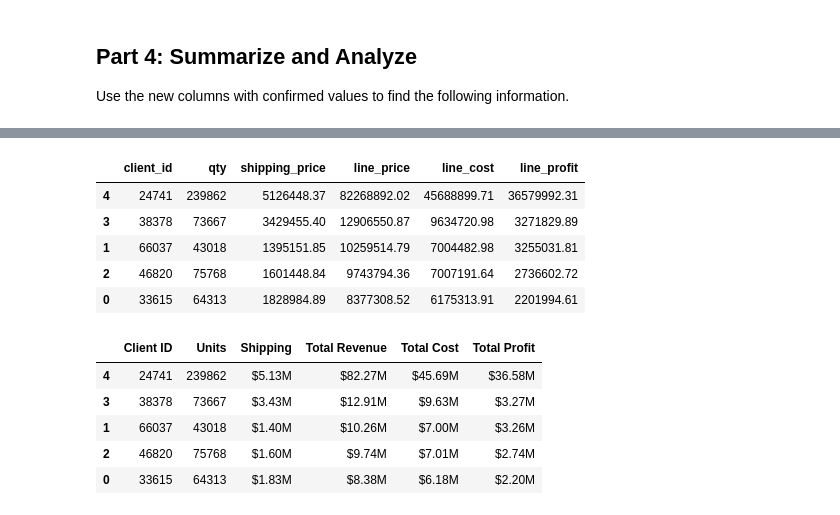
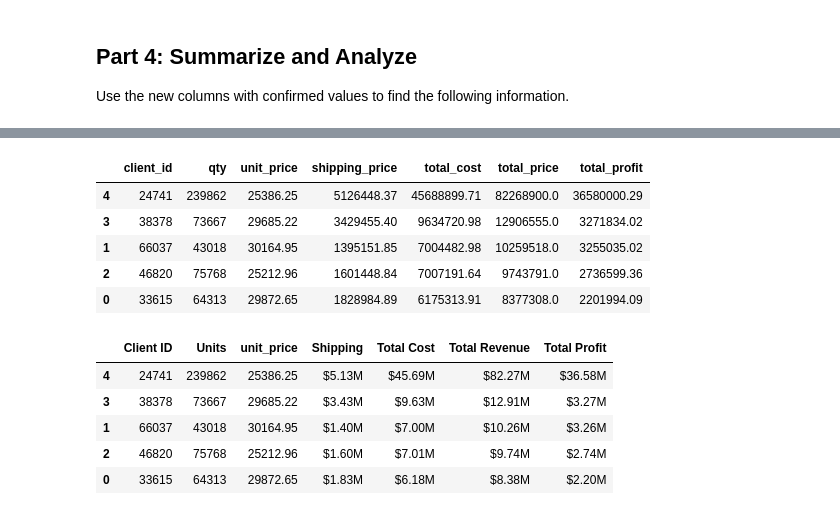
Before and after one commit to jpromer3006/pandas_challenge_1, a Jupyter notebook: module_4_challenge.ipynb, the cells around one changed output, grey strips where cells are left out. Cells and saved outputs as stored; diff of their text form; code cells hidden in the pictures.

```diff
--- a/module_4_challenge.ipynb
+++ b/module_4_challenge.ipynb
@@ -157,8 +137,0 @@ df[["shipping_price", "total_weight", "unit_price" ]].head(3)
-# %%
-# Create a column for the total price
-# using the subtotal and the shipping price
-# along with a sales tax of 9.25%
-
-df["line_price"] = round((df["subtotal"] + df["shipping_price"]) * 1.0925, 3)
-
-df["line_price"]
@@ -180,7 +216,6 @@ Name: line_price, Length: 54639, dtype: float64
 # of each line using unit cost, qty, and
 # shipping price (assume the shipping cost
 # is exactly what is charged to the client).
-
-df["cost"] = df["unit_cost"] * df["qty"] + df["shipping_price"]
-df.head(5)
+df["total_cost"] = (df["unit_cost"] * df["qty"]) + df["shipping_price"]
+df[["total_cost", "unit_cost", "qty", "shipping_price"]].head()
 # %% [output]
@@ -194,8 +228,8 @@ df.head(5)
 # %%
 # Create a column for the profit of
 # each line using line cost and line price
-df["profit"] = df["line_price"] - df["cost"]
+df["total_profit"] = df["total_price"] - df["total_cost"]
 
-df.sort_values(by="profit", ascending = False)
+df.sort_values(by="total_profit", ascending = False).head()
 # %% [output]
 |  | first | last | job | phone | email | client_id | order_id | order_date | order_week | order_year | ... |
@@ -229,4 +285,15 @@ Use the new columns with confirmed values to find the following information.
 # %%
 # How much did each of the top 5 clients by quantity
 # spend? Check your work from Part 1 for client ids.
+def client_totals(client_id, column):
+        client_df = df.loc[df["client_id"] == client_id, column]
+        return round(client_df.sum(), 2)
+
+
+
+#(check with the list of clients ids)
+#top_five_clients
+
+for client_id in top_5_clients:
+    print(f"{client_id}: ${client_totals(client_id,'total_price')}")
 # %% [output]
@@ -238,15 +305,25 @@ Use the new columns with confirmed values to find the following information.
 # %%
 # Create a summary DataFrame showing the totals for the
 # for the top 5 clients with the following information:
 # total units purchased, total shipping price,
 # total revenue, and total profit. Sort by total profit.
+
+data_dict = {"client_id": top_5_clients}
+columns = ["qty", "unit_price", "shipping_price", "total_cost", "total_price", "total_profit"]
+
+for column in columns:
+    data_dict[column] = [client_totals(client_id, column) for client_id in top_5_clients]
+
+summary_df = pd.DataFrame(data_dict).sort_values("total_profit", ascending=False)
+
+summary_df
 # %% [output]
-|  | client_id | qty | shipping_price | line_price | line_cost | line_profit |
-| 4 | 24741 | 239862 | 5126448.37 | 82268892.02 | 45688899.71 | 36579992.31 |
-| 3 | 38378 | 73667 | 3429455.40 | 12906550.87 | 9634720.98 | 3271829.89 |
-| 1 | 66037 | 43018 | 1395151.85 | 10259514.79 | 7004482.98 | 3255031.81 |
-| 2 | 46820 | 75768 | 1601448.84 | 9743794.36 | 7007191.64 | 2736602.72 |
-| 0 | 33615 | 64313 | 1828984.89 | 8377308.52 | 6175313.91 | 2201994.61 |
+|  | client_id | qty | unit_price | shipping_price | total_cost | total_price | total_profit |
+| 4 | 24741 | 239862 | 25386.25 | 5126448.37 | 45688899.71 | 82268900.0 | 36580000.29 |
+| 3 | 38378 | 73667 | 29685.22 | 3429455.40 | 9634720.98 | 12906555.0 | 3271834.02 |
+| 1 | 66037 | 43018 | 30164.95 | 1395151.85 | 7004482.98 | 10259518.0 | 3255035.02 |
+| 2 | 46820 | 75768 | 25212.96 | 1601448.84 | 7007191.64 | 9743791.0 | 2736599.36 |
+| 0 | 33615 | 64313 | 29872.65 | 1828984.89 | 6175313.91 | 8377308.0 | 2201994.09 |
 # %%
 # Format the data and rename the columns
 # to names suitable for presentation.
@@ -254,9 +351,10 @@ Use the new columns with confirmed values to find the following information.
 # %%
 # Sort the updated data by "Total Profit" form highest to lowest
+summary_df.sort_values("Total Profit", ascending = False)
 # %% [output]
-|  | Client ID | Units | Shipping | Total Revenue | Total Cost | Total Profit |
-| 4 | 24741 | 239862 | $5.13M | $82.27M | $45.69M | $36.58M |
-| 3 | 38378 | 73667 | $3.43M | $12.91M | $9.63M | $3.27M |
-| 1 | 66037 | 43018 | $1.40M | $10.26M | $7.00M | $3.26M |
-| 2 | 46820 | 75768 | $1.60M | $9.74M | $7.01M | $2.74M |
-| 0 | 33615 | 64313 | $1.83M | $8.38M | $6.18M | $2.20M |
+|  | Client ID | Units | unit_price | Shipping | Total Cost | Total Revenue | Total Profit |
+| 4 | 24741 | 239862 | 25386.25 | $5.13M | $45.69M | $82.27M | $36.58M |
+| 3 | 38378 | 73667 | 29685.22 | $3.43M | $9.63M | $12.91M | $3.27M |
+| 1 | 66037 | 43018 | 30164.95 | $1.40M | $7.00M | $10.26M | $3.26M |
+| 2 | 46820 | 75768 | 25212.96 | $1.60M | $7.01M | $9.74M | $2.74M |
+| 0 | 33615 | 64313 | 29872.65 | $1.83M | $6.18M | $8.38M | $2.20M |
```
Also changed, not shown: parts of 20 cells of this notebook.
